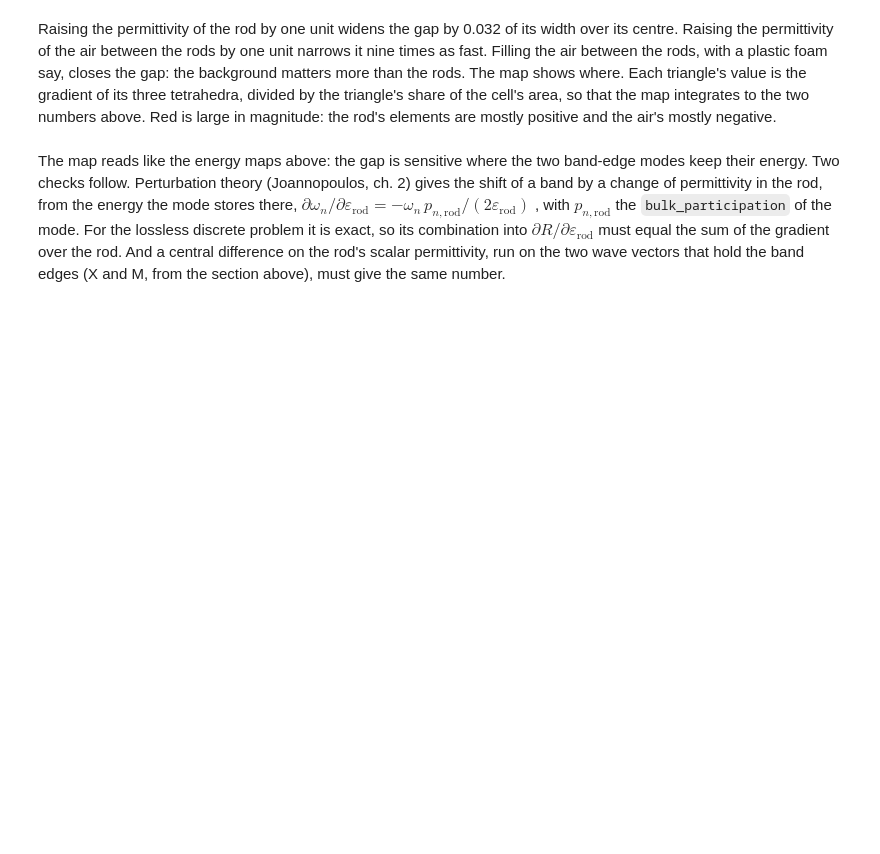
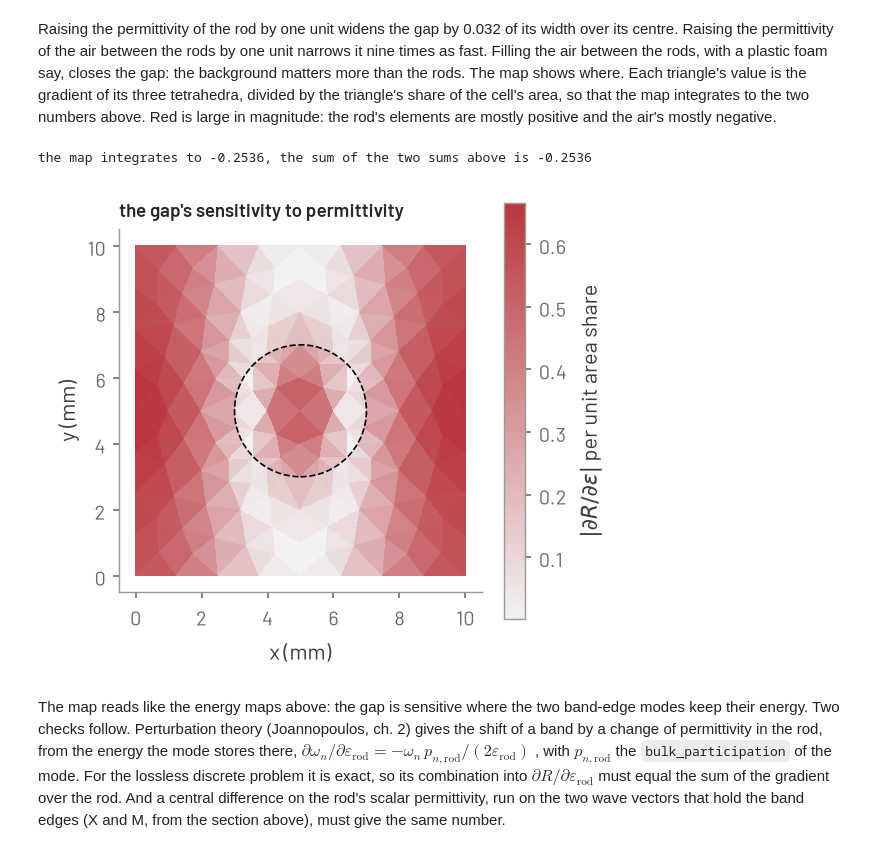
Before and after one commit to EMinsight/gfem, a Jupyter notebook: docs/tutorials/photonic-crystal.ipynb, the cells around one changed output. Drawn from its saved outputs; the diff is of its cells as text; code cells hidden in the pictures; blank space fills up the shorter version.

```diff
--- a/docs/tutorials/photonic-crystal.ipynb
+++ b/docs/tutorials/photonic-crystal.ipynb
@@ -423,36 +461,36 @@ elements are mostly positive and the air's mostly negative.
 # %%
 tets = mesh.volume_elements
 centroids = mesh.nodes[tets].mean(axis=1)
 which = triang.get_trifinder()(centroids[:, 0] / mm, centroids[:, 1] / mm)
 np.testing.assert_array_less(-1, which)
 per_tet = np.zeros(len(tets))
 per_tet[mesh.elements("rod")] = g_rod
 per_tet[mesh.elements("air")] = g_air
 per_triangle = np.bincount(which, weights=per_tet, minlength=len(triangles))
 
 corners = xy[triangles]
-area = (
-    0.5
-    * np.abs(np.cross(corners[:, 1] - corners[:, 0], corners[:, 2] - corners[:, 0]))
-    * mm**2
-)
+e1, e2 = corners[:, 1] - corners[:, 0], corners[:, 2] - corners[:, 0]
+area = 0.5 * np.abs(e1[:, 0] * e2[:, 1] - e1[:, 1] * e2[:, 0]) * mm**2
 density = per_triangle / (area / A**2)  # dR / d eps per unit share of the cell
 print(
     f"the map integrates to {np.sum(density * area / A**2):+.4f}, "
     f"the sum of the two sums above is {g_rod.sum() + g_air.sum():+.4f}"
 )
 
 fig, ax = plt.subplots(figsize=(3.9, 3.6))
 image = ax.tripcolor(triang, np.abs(density), cmap="gfem_sensitivity", shading="flat")
 ax.add_patch(
     Circle((A / 2 / mm, A / 2 / mm), R_ROD / mm, fill=False, ec="k", lw=0.8, ls="--")
 )
 ax.set_aspect("equal")
 ax.set_xlabel("x (mm)")
 ax.set_ylabel("y (mm)")
 ax.set_title("the gap's sensitivity to permittivity", fontsize=9)
 fig.colorbar(image, label=r"$|\partial R/\partial\varepsilon|$ per unit area share")
 plt.show()
+# %% [output]
+the map integrates to -0.2536, the sum of the two sums above is -0.2536
+[figure, added]
 # %% [markdown]
 The map reads like the energy maps above: the gap is sensitive where the two band-edge
 modes keep their energy. Two checks follow. Perturbation theory (Joannopoulos, ch. 2) gives
```
Also changed, not shown: parts of 14 cells of this notebook.
